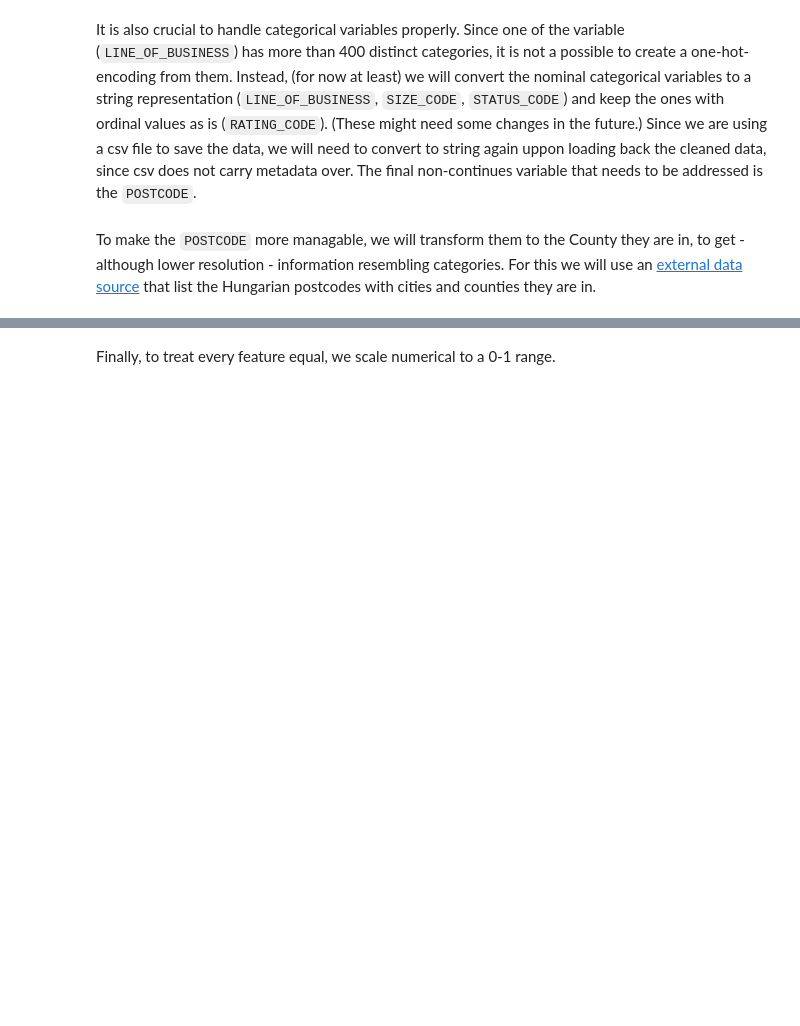
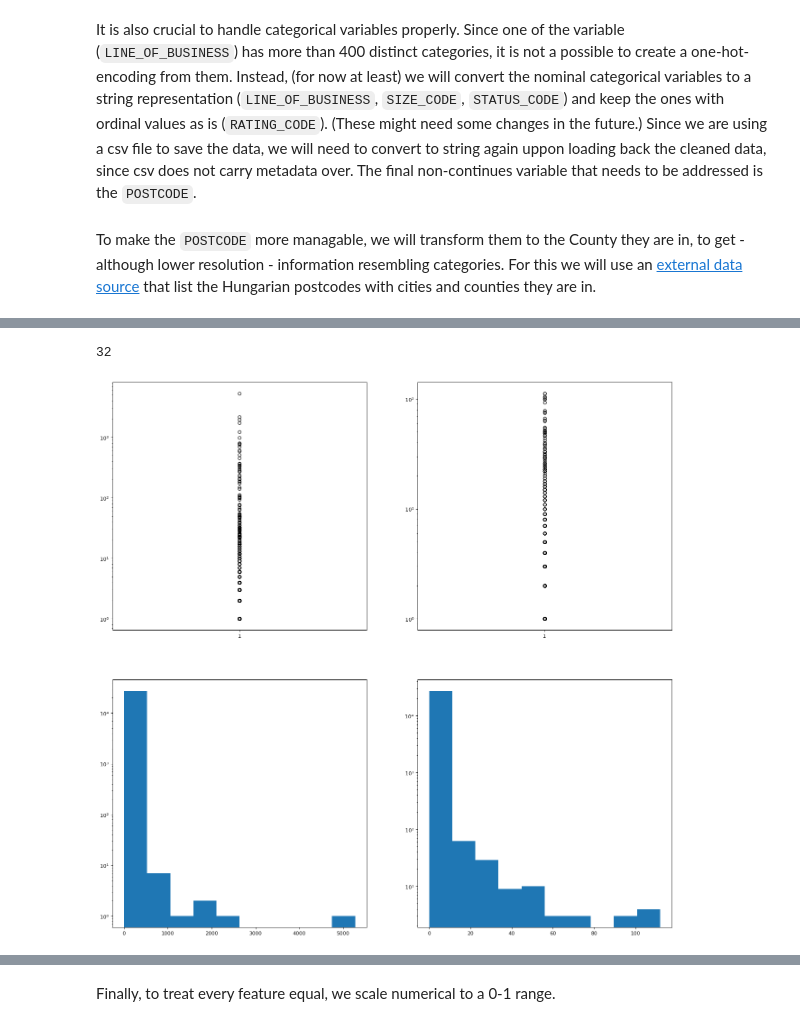
Before and after one commit to BenjaminBaffy/DataScienceLab, a Jupyter notebook: notebooks/cleaning.ipynb, the cells around one changed output, grey strips where cells are left out. Cells and saved outputs as stored; diff of their text form; code cells hidden in the pictures; blank space fills up the shorter version.

```diff
--- a/notebooks/cleaning.ipynb
+++ b/notebooks/cleaning.ipynb
@@ -317,0 +371,5 @@ df.drop(["POSTCODE"], axis=1, inplace=True)
+# %%
+plot_outliers(df["SERVICE_2_COUNT"], True)
+# %% [output]
+32
+[figure, added]
```
Also changed, not shown: parts of 12 cells of this notebook, 3 other files.
